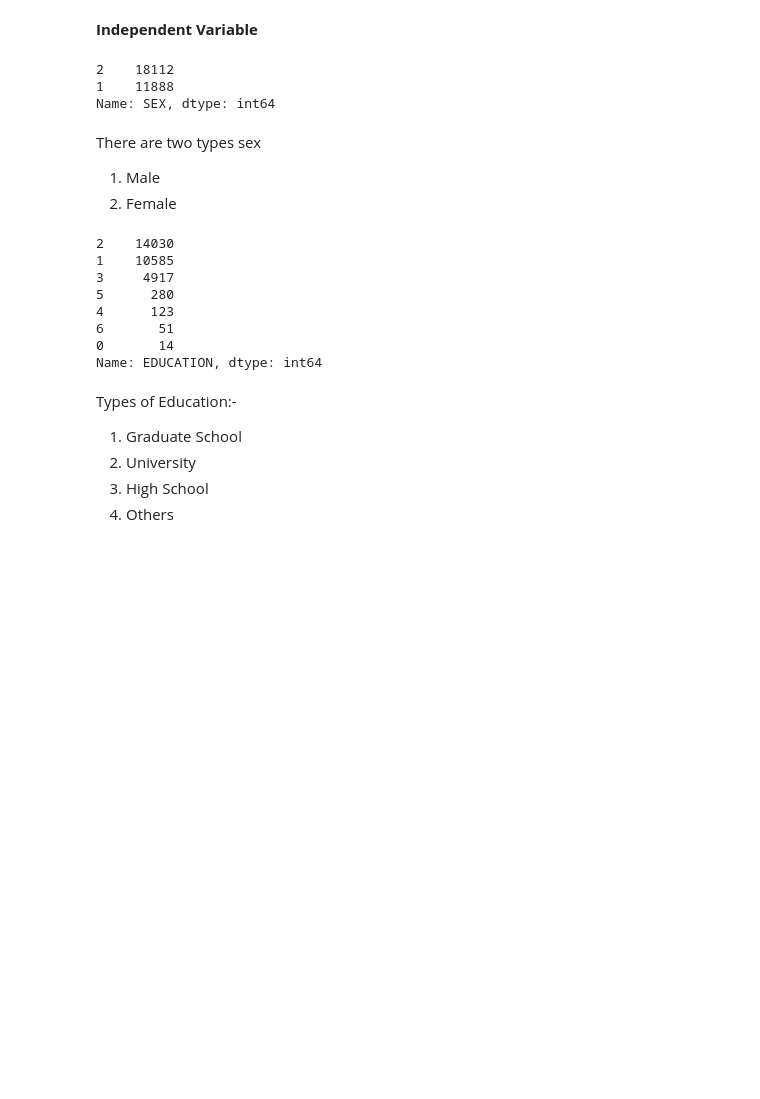
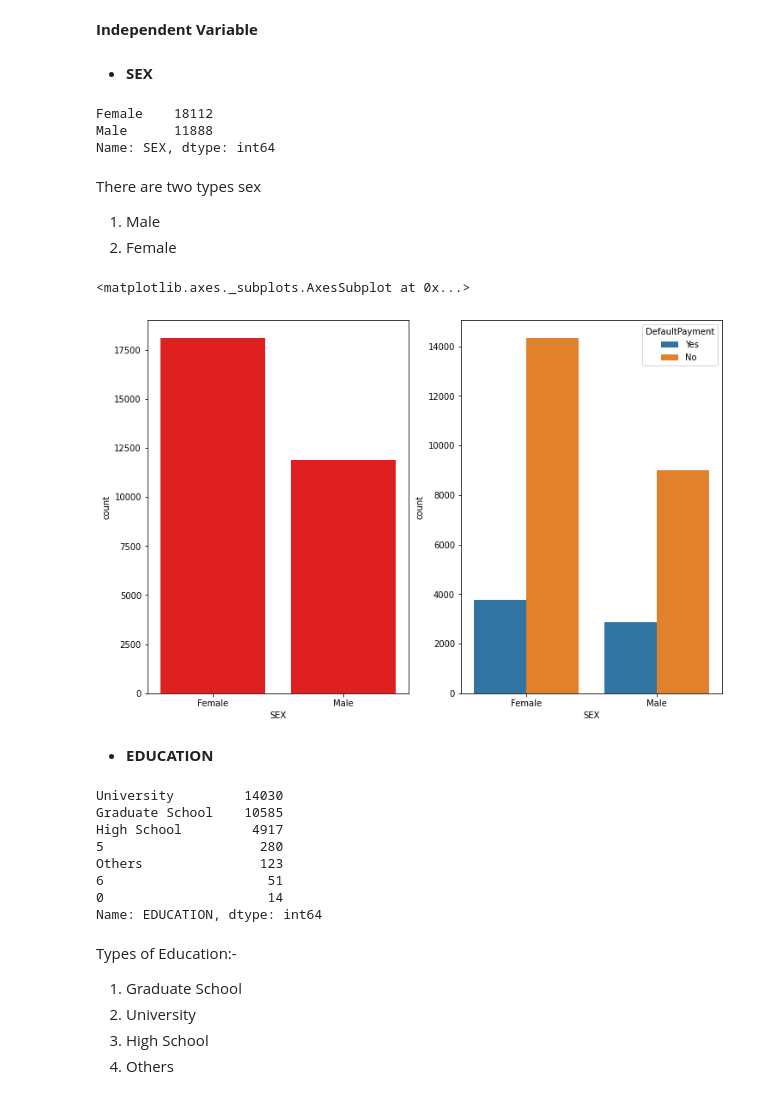
Before and after one commit to Yashwati-patel/Credit-Card-Default-Prediction, a Jupyter notebook: Final_Notebbok_of__Credit_Card_Default_Prediction.ipynb, the cells around one changed output. Cells and saved outputs as stored; diff of their text form; code cells hidden in the pictures; blank space fills up the shorter version.

```diff
--- a/Final_Notebbok_of__Credit_Card_Default_Prediction.ipynb
+++ b/Final_Notebbok_of__Credit_Card_Default_Prediction.ipynb
@@ -170,27 +155,50 @@ sns.countplot(x = 'DefaultPayment', data = Df)
 [figure]
 # %% [markdown]
 **Independent Variable**
+# %%
+# Replace value
+Df.replace({'SEX': {1 : 'Male', 2 : 'Female'}}, inplace=True)
+Df.replace({'EDUCATION' : {1 : 'Graduate School', 2 : 'University', 3 : 'High School', 4 : 'Others'}}, inplace=True)
+Df.replace({'MARRIAGE' : {1 : 'Married', 2 : 'Single', 3 : 'Others'}}, inplace = True)
+Df.replace({'DefaultPayment' : {1 : 'Yes', 0 : 'No'}}, inplace = True)
+# %% [markdown]
+
+
+* **SEX**
 # %%
 Df['SEX'].value_counts()
 # %% [output]
-2    18112
-1    11888
+Female    18112
+Male      11888
 Name: SEX, dtype: int64
 # %% [markdown]
 There are two types sex
 
 1. Male
 2. Female
+# %%
+# Count plot for Sex with respect to DefaultPayment
+
+fig, axes = plt.subplots(ncols=2,figsize=(12,8))
+sns.countplot(x = 'SEX', ax = axes[0], data = Df, color='red')
+sns.countplot(x = 'SEX', hue = 'DefaultPayment',ax = axes[1], data = Df)
+# %% [output]
+<matplotlib.axes._subplots.AxesSubplot at 0x...>
+[figure, added]
+# %% [markdown]
+
+
+*  **EDUCATION**
 # %%
 Df['EDUCATION'].value_counts()
 # %% [output]
-2    14030
-1    10585
-3     4917
-5      280
-4      123
-6       51
-0       14
+University         14030
+Graduate School    10585
+High School         4917
+5                    280
+Others               123
+6                     51
+0                     14
 Name: EDUCATION, dtype: int64
 # %% [markdown]
 Types of Education:-
```
Also changed, not shown: parts of 24 cells of this notebook.
